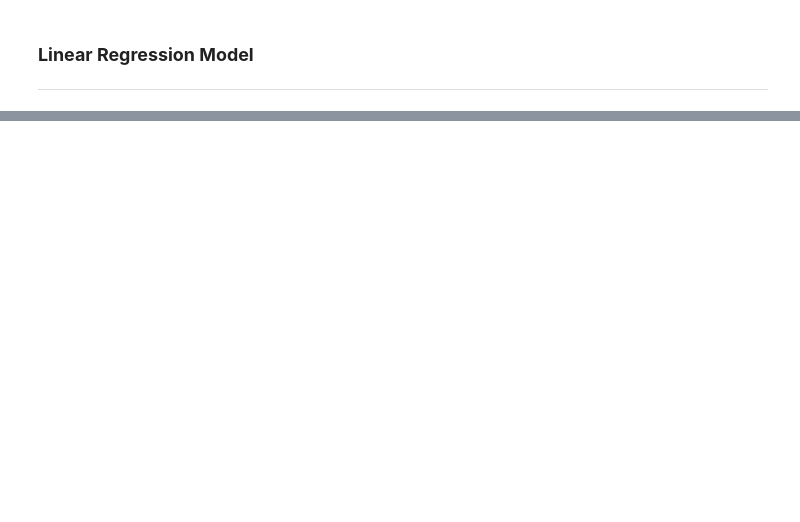
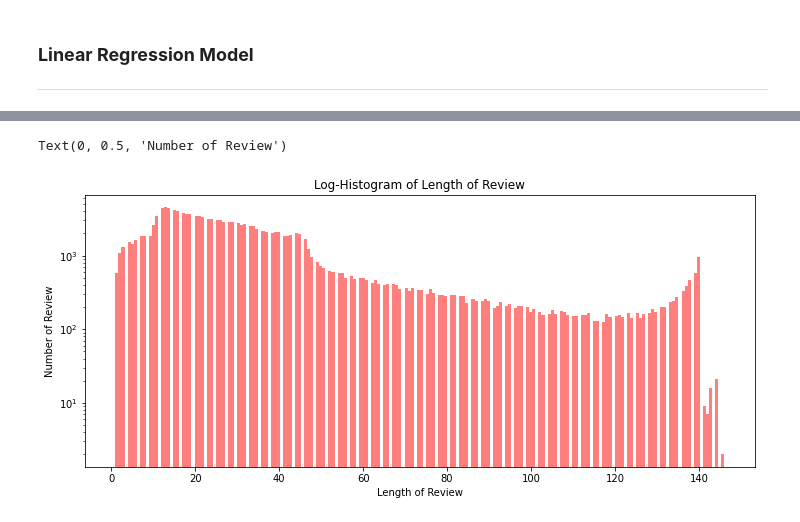
Before and after one commit to do-huni/NLP-practice, a Jupyter notebook: Text_Classification.ipynb, the cells around one changed output, grey strips where cells are left out. Cells and saved outputs as stored; diff of their text form; code cells hidden in the pictures; blank space fills up the shorter version.

```diff
--- a/Text_Classification.ipynb
+++ b/Text_Classification.ipynb
@@ -356,0 +782,4 @@ answer_dataset.to_csv(DATA_OUT_PATH + 'lgs_tfidf_answer.csv', index = False, quo
+# %%
+!pwd
+!git clone https://github.com/e9t/nsmc.git/
+ratings = pd.read_csv('./nsmc/ratings.txt', header = 0, delimiter = '\t', quoting = 3)
@@ -356,0 +794,15 @@ answer_dataset.to_csv(DATA_OUT_PATH + 'lgs_tfidf_answer.csv', index = False, quo
+# %%
+from sklearn.model_selection import train_test_split
+
+train_data, test_data = train_test_split(ratings, test_size=0.25)
+# %%
+train_length = train_data['document'].astype(str).apply(len)
+plt.figure(figsize=(12,5))
+plt.hist(train_length, bins=200, alpha = 0.5, color = 'r', label = 'word')
+plt.yscale('log', nonposy='clip')
+plt.title('Log-Histogram of Length of Review')
+plt.xlabel('Length of Review')
+plt.ylabel('Number of Review')
+# %% [output]
+Text(0, 0.5, 'Number of Review')
+[figure, added]
```
Also changed, not shown: parts of 81 cells of this notebook.
